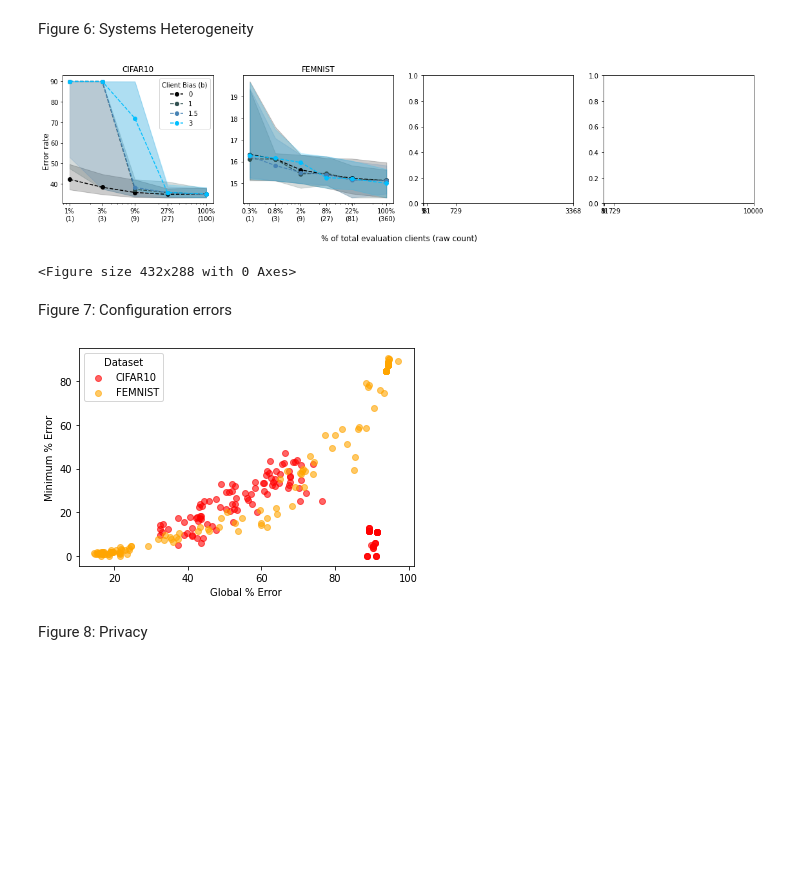
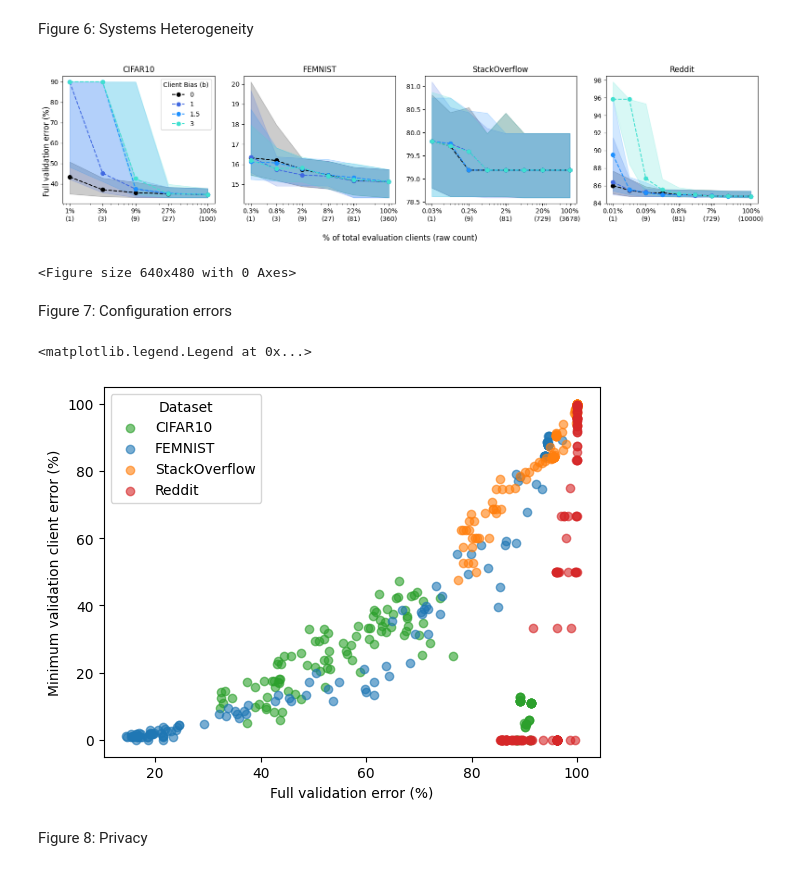
Before and after one commit to imkevinkuo/noisy-eval-in-fl, a Jupyter notebook: notebooks/analysis.ipynb, the cells around one changed output. Cells and saved outputs as stored; diff of their text form; code cells hidden in the pictures; blank space fills up the shorter version.

```diff
--- a/notebooks/analysis.ipynb
+++ b/notebooks/analysis.ipynb
@@ -146,7 +153,8 @@ sizes = toks_per_client
 0. Simulate RS results using logged fedtrain_simple.py runs
 # %%
 def run_rs(client_sizes, runs, eval_dict, nc, NC, N, R=405, data_p=0, dp_eps=None, sys_bias=0):
-    T = np.random.choice(runs, N, replace=False)
+    # T = np.random.choice(runs, N, replace=False)
+    T = runs
     sub_evals = []
     for i, run in enumerate(T):
         client_evals = eval_dict[run, R, data_p]
@@ -346,24 +354,23 @@ plt.show()
 Figure 5: Data Heterogeneity
 # %%
 fig, axs = plt.subplots(1, 4, figsize=(16,4))
-colors = ['k', 'steelblue', 'deepskyblue']
-# for i, d in enumerate(datasets):
-for i, ds in enumerate(['CIFAR10', 'FEMNIST']):
+c = ["k", "royalblue", "dodgerblue"]
+for i, ds in enumerate(datasets):
     ax = axs[i]
     results = rs_results[ds]
     for j, data_p in enumerate([0, 0.5, 1]):
-        plot_subsampling_trace(ax, results, ds, N=16, data_p=data_p, dp_eps=None, sys_bias=0, label=f"{data_p}", color=colors[j])
+        plot_subsampling_trace(ax, results, ds, N=16, data_p=data_p, dp_eps=None, sys_bias=0, label=f"{data_p}", color=c[j])
 
     ax.set_xscale('log')
     set_subsampling_text(ax, ds)
 
 
 axs[0].legend(title="IID Fraction $(p)$")
-axs[2].set_xticks([1,9,81,729,3368])
+axs[2].set_xticks([1,9,81,729,3678])
 axs[3].set_xticks([1,9,81,729,10000])
 fig.supxlabel("% of total evaluation clients (raw count)")
-fig.supylabel("% Error")
+fig.supylabel("Full validation error (%)")
 plt.tight_layout()
-plt.savefig("figures/NIID.pdf")
+# plt.savefig("figures/NIID.pdf")
 plt.show()
 # %% [output]
@@ -371,54 +378,52 @@ plt.show()
 # %% [markdown]
 Figure 6: Systems Heterogeneity
 # %%
-colors = ['k', 'darkslategray', 'steelblue', 'deepskyblue']
+c = ["k", "royalblue", "dodgerblue", "turquoise"]
 fig, axs = plt.subplots(1, 4, figsize=(16,4))
-# for i, d in enumerate(datasets):
-for i, ds in enumerate(['CIFAR10', 'FEMNIST']):
+for i, ds in enumerate(datasets):
     ax = axs[i]
     results = rs_results[ds]
     for j, b in enumerate([0, 1, 1.5, 3]):
-        plot_subsampling_trace(ax, results, ds, N=16, data_p=0, dp_eps=None, sys_bias=b, label=str(b), color=colors[j])
+        plot_subsampling_trace(ax, results, ds, N=16, data_p=0, dp_eps=None, sys_bias=b, label=str(b), color=c[j])
 
     set_subsampling_text(ax, ds)
 
 
 axs[0].legend(title="Client Bias (b)")
-axs[2].set_xticks([1,9,81,729,3368])
+axs[2].set_xticks([1,9,81,729,3678])
 axs[3].set_xticks([1,9,81,729,10000])
 fig.supxlabel("% of total evaluation clients (raw count)")
-fig.supylabel("Error rate")
+fig.supylabel("Full validation error (%)")
 plt.tight_layout()
-plt.savefig("figures/SYS.pdf")
+# plt.savefig("figures/SYS.pdf")
 plt.show()
 
 plt.tight_layout()
 plt.show()
 # %% [output]
-[figure, old version]
+[figure, new version]
-<Figure size 432x288 with 0 Axes>
+<Figure size 640x480 with 0 Axes>
 # %% [markdown]
 Figure 7: Configuration errors
 # %%
-# fig, axs = plt.subplots(2, 2, figsize=(8,8))
+c = ['tab:green', 'tab:blue', 'tab:orange', 'tab:red']
 i = 0
-c = ['red', 'orange', 'steelblue', 'blue']
-for ds in ['CIFAR10','FEMNIST']: #datasets
-    # ax = axs[i//2][i%2]
+for ds in datasets:
     means, mins = [], []
     for k, v in eval_dicts[ds].items():
         if k[1] == 405 and k[2] == 0.0:
             means.append(v.mean()*100)
             mins.append(v.min()*100)
     plt.scatter(means[:127], mins[:127], label=ds, alpha=0.6, color=c[i])
     # ax.set_title(d)
     i+=1
-plt.xlabel('Global % Error')
-plt.ylabel('Minimum % Error')
+plt.xlabel('Full validation error (%)')
+plt.ylabel('Minimum validation client error (%)')
 plt.legend(title='Dataset')
-plt.savefig('figures/SYS_SCATTER.pdf')
+# plt.savefig('figures/SYS_SCATTER.pdf')
 # %% [output]
+<matplotlib.legend.Legend at 0x...>
-[figure, old version]
+[figure, new version]
 # %% [markdown]
 Figure 8: Privacy
 # %%
```
Also changed, not shown: parts of 31 cells of this notebook, 6 other files.
